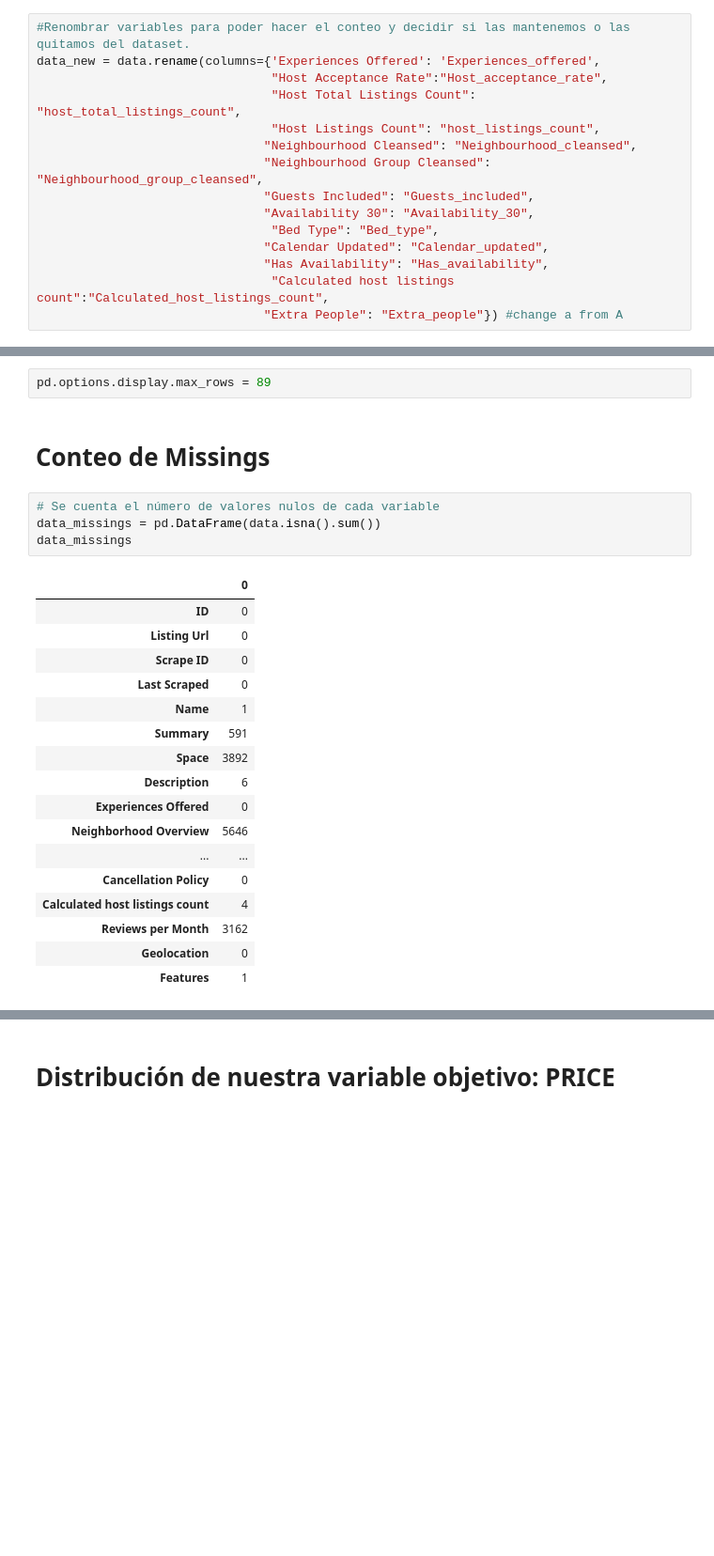
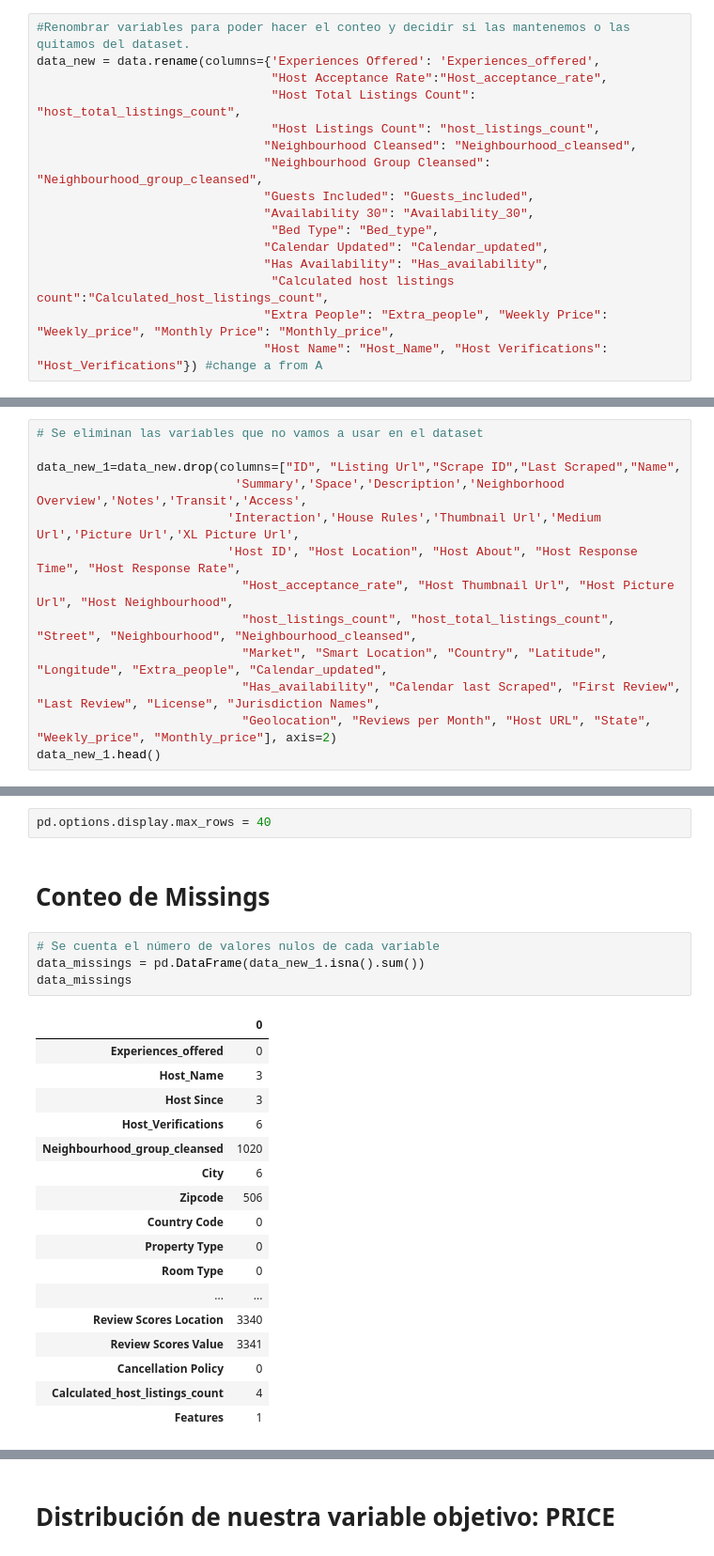
Before and after one commit to angelaescolar/Practica_Final_ML, a Jupyter notebook: Practica_Final.ipynb, the cells around one changed output, grey strips where cells are left out. Shown: that part at 94% size. Saved outputs shown, nothing was run; the diff lists cells and outputs as text; blank space fills up the shorter version.

```diff
--- a/Practica_Final.ipynb
+++ b/Practica_Final.ipynb
@@ -42,4 +42,5 @@ data_new = data.rename(columns={'Experiences Offered': 'Experiences_offered',
                                "Calendar Updated": "Calendar_updated",
                                "Has Availability": "Has_availability",
                                 "Calculated host listings count":"Calculated_host_listings_count",
-                               "Extra People": "Extra_people"}) #change a from A
+                               "Extra People": "Extra_people", "Weekly Price": "Weekly_price", "Monthly Price": "Monthly_price",
+                               "Host Name": "Host_Name", "Host Verifications": "Host_Verifications"}) #change a from A
@@ -294,0 +260,13 @@ Name: Extra_people, dtype: int64
+# %%
+# Se eliminan las variables que no vamos a usar en el dataset
+
+data_new_1=data_new.drop(columns=["ID", "Listing Url","Scrape ID","Last Scraped","Name",
+                           'Summary','Space','Description','Neighborhood Overview','Notes','Transit','Access',
+                          'Interaction','House Rules','Thumbnail Url','Medium Url','Picture Url','XL Picture Url',
+                          'Host ID', "Host Location", "Host About", "Host Response Time", "Host Response Rate",
+                            "Host_acceptance_rate", "Host Thumbnail Url", "Host Picture Url", "Host Neighbourhood",
+                            "host_listings_count", "host_total_listings_count", "Street", "Neighbourhood", "Neighbourhood_cleansed",
+                            "Market", "Smart Location", "Country", "Latitude", "Longitude", "Extra_people", "Calendar_updated",
+                            "Has_availability", "Calendar last Scraped", "First Review", "Last Review", "License", "Jurisdiction Names",
+                            "Geolocation", "Reviews per Month", "Host URL", "State", "Weekly_price", "Monthly_price"], axis=2)
+data_new_1.head()
@@ -330,28 +316,28 @@ memory usage: 10.0+ MB
 # %%
-pd.options.display.max_rows = 89
+pd.options.display.max_rows = 40
 # %% [markdown]
 # Conteo de Missings
 # %%
 # Se cuenta el número de valores nulos de cada variable
-data_missings = pd.DataFrame(data.isna().sum())
+data_missings = pd.DataFrame(data_new_1.isna().sum())
 data_missings
 # %% [output]
 |  | 0 |
-| ID | 0 |
-| Listing Url | 0 |
-| Scrape ID | 0 |
-| Last Scraped | 0 |
-| Name | 1 |
-| Summary | 591 |
-| Space | 3892 |
-| Description | 6 |
-| Experiences Offered | 0 |
-| Neighborhood Overview | 5646 |
+| Experiences_offered | 0 |
+| Host_Name | 3 |
+| Host Since | 3 |
+| Host_Verifications | 6 |
+| Neighbourhood_group_cleansed | 1020 |
+| City | 6 |
+| Zipcode | 506 |
+| Country Code | 0 |
+| Property Type | 0 |
+| Room Type | 0 |
 | ... | ... |
+| Review Scores Location | 3340 |
+| Review Scores Value | 3341 |
 | Cancellation Policy | 0 |
-| Calculated host listings count | 4 |
-| Reviews per Month | 3162 |
-| Geolocation | 0 |
+| Calculated_host_listings_count | 4 |
 | Features | 1 |
 # %%
 # Se muestran las clases de cada variable
```
Also changed, not shown: parts of 28 cells of this notebook.
